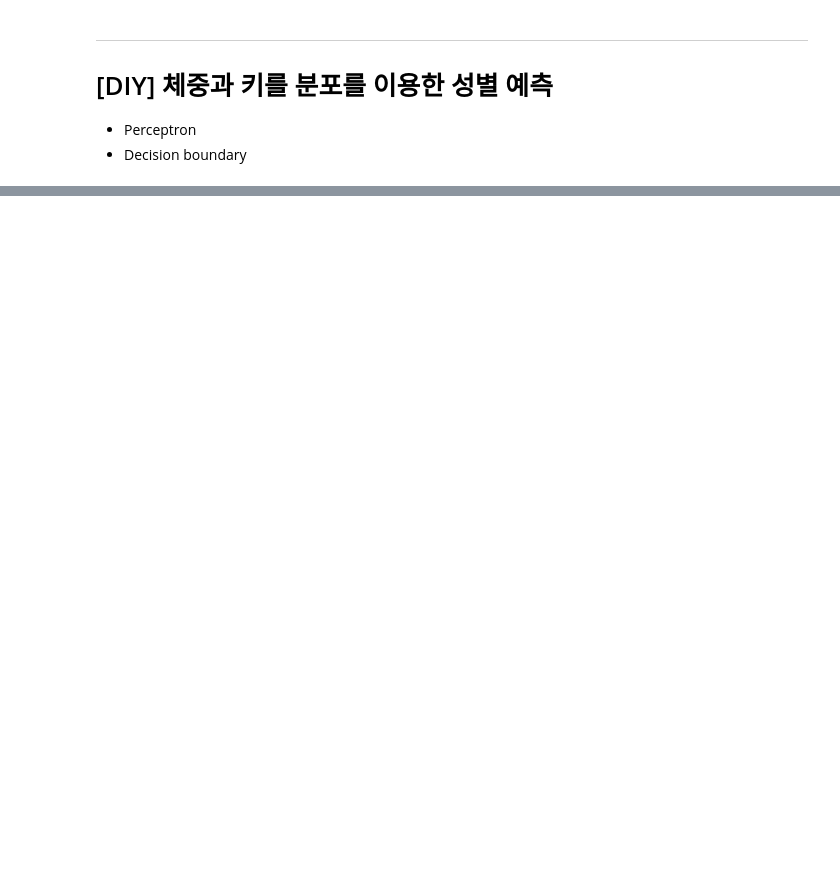
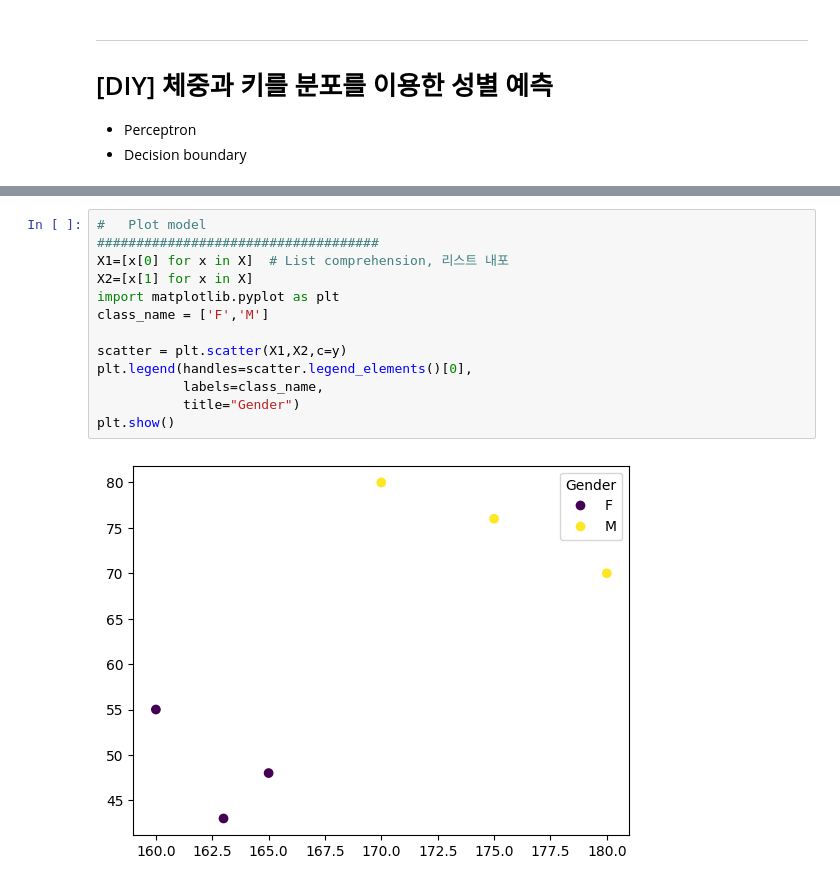
Before and after one commit to jaejun22/dl05, a Jupyter notebook: notebook/ch05_Perceptron.ipynb, the cells around one changed output, grey strips where cells are left out. Drawn from its saved outputs; the diff is of its cells as text; blank space fills up the shorter version.

```diff
--- a/notebook/ch05_Perceptron.ipynb
+++ b/notebook/ch05_Perceptron.ipynb
@@ -305,0 +328,15 @@ plt.show()
+# %%
+#   Plot model
+####################################
+X1=[x[0] for x in X]  # List comprehension, 리스트 내포
+X2=[x[1] for x in X]
+import matplotlib.pyplot as plt
+class_name = ['F','M']
+
+scatter = plt.scatter(X1,X2,c=y)
+plt.legend(handles=scatter.legend_elements()[0],
+           labels=class_name,
+           title="Gender")
+plt.show()
+# %% [output]
+[figure, added]
```
Also changed, not shown: parts of 12 cells of this notebook.
